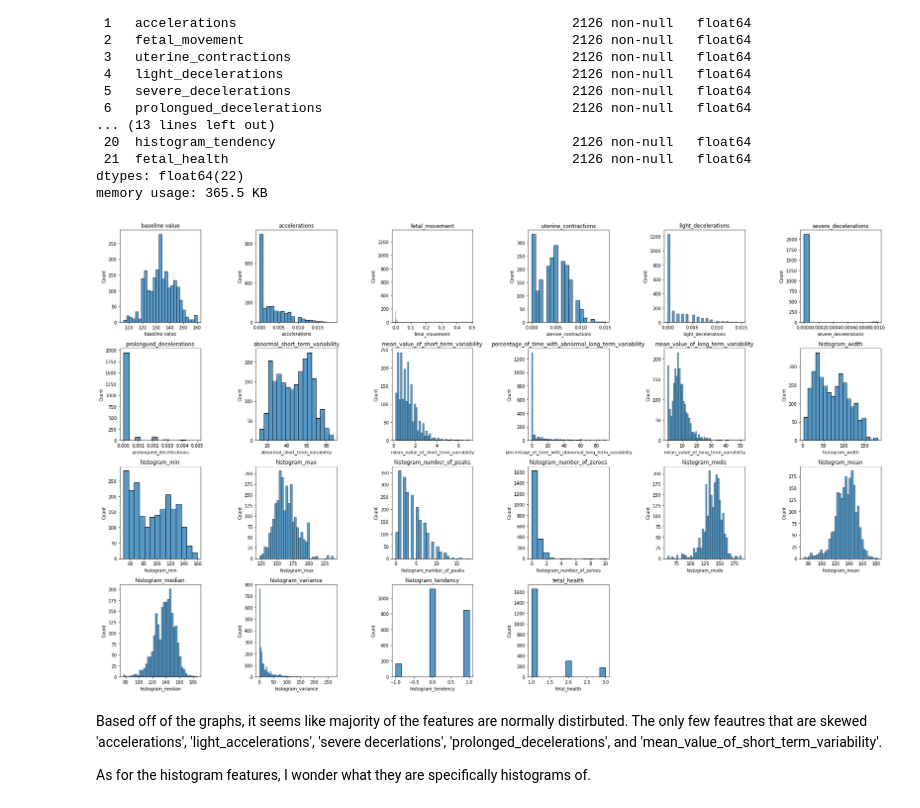
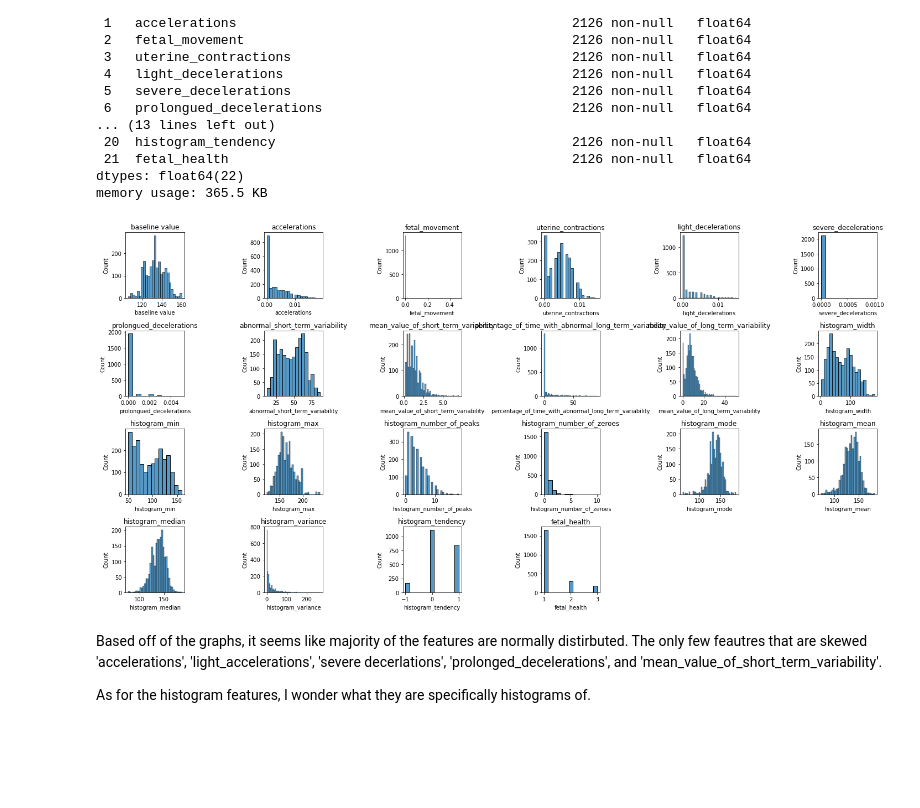
Before and after one commit to AllergictoCrustaceans/ML, a Jupyter notebook: multilabel_classification_fetal_health.ipynb, the cells around one changed output. Cells and saved outputs as stored; diff of their text form; code cells hidden in the pictures; blank space fills up the shorter version.

```diff
--- a/multilabel_classification_fetal_health.ipynb
+++ b/multilabel_classification_fetal_health.ipynb
@@ -104,17 +105,17 @@ memory usage: 365.5 KB
 # %%
 # Check distribution of features
 
-plt.figure(figsize=(25, 15))
+plt.figure(figsize=(20, 10))
 
 for i, column in enumerate(ds_raw.columns):
     plt.subplot(4, 6, i+1)
     sns.histplot(data=ds_raw[column])
     plt.title(column)
 
 plt.tight_layout()
 plt.show()
 # %% [output]
-[figure, old version]
+[figure, new version]
 # %% [markdown]
 Based off of the graphs, it seems like majority of the features are normally distirbuted. The only few feautres that are skewed 'accelerations', 'light_accelerations', 'severe decerlations', 'prolonged_decelerations', and 'mean_value_of_short_term_variability'.
 
```
Also changed, not shown: parts of 47 cells of this notebook.
